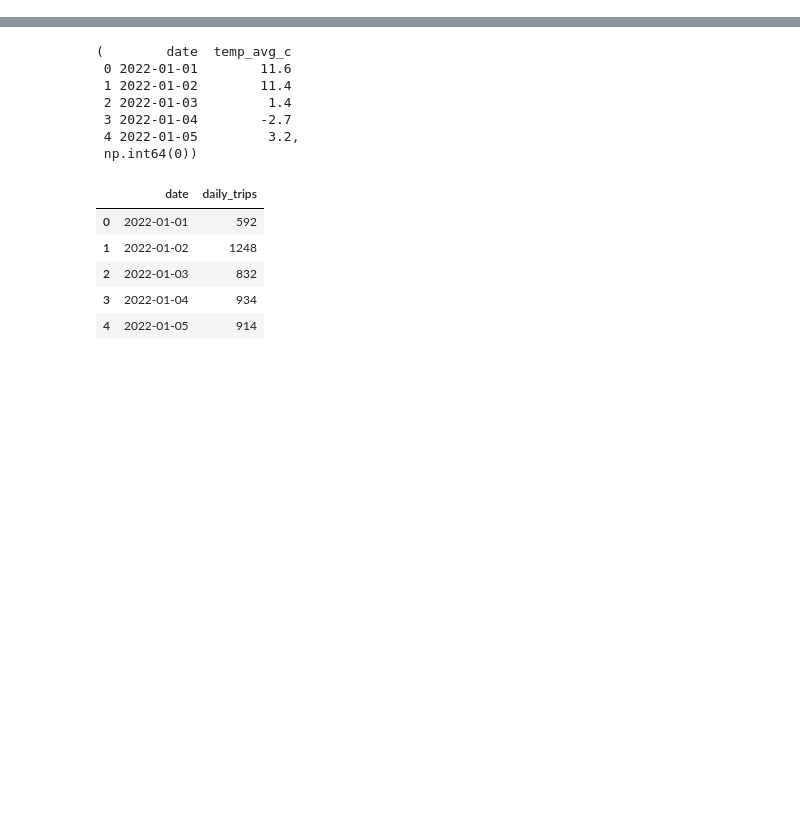
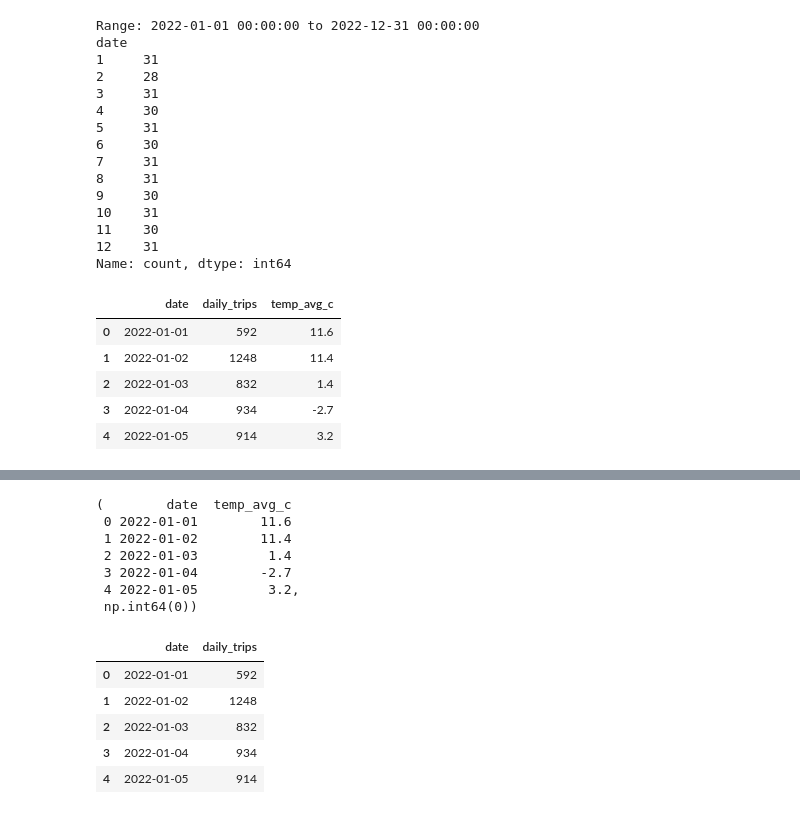
Before and after one commit to TheAnalyst-Shanza/Citibike-Weather-Dashboard, a Jupyter notebook: Notebooks/Citibike_Matplotlib_Seasonality.ipynb, the cells around one changed output, grey strips where cells are left out. Drawn from its saved outputs; the diff is of its cells as text; code cells hidden in the pictures; blank space fills up the shorter version.

```diff
--- a/Notebooks/Citibike_Matplotlib_Seasonality.ipynb
+++ b/Notebooks/Citibike_Matplotlib_Seasonality.ipynb
@@ -0,0 +1,32 @@
+# %%
+from pathlib import Path
+import pandas as pd
+
+merged_path = Path(r"C:\Users\User\Downloads\Citibike-Weather-Dashboard\Data\Processed\citibike_weather_merged_2022.csv")
+daily = pd.read_csv(merged_path, parse_dates=["date"])
+
+print("Range:", daily["date"].min(), "to", daily["date"].max())
+print(daily["date"].dt.month.value_counts().sort_index())
+daily.head()
+# %% [output]
+Range: 2022-01-01 00:00:00 to 2022-12-31 00:00:00
+date
+1     31
+2     28
+3     31
+4     30
+5     31
+6     30
+7     31
+8     31
+9     30
+10    31
+11    30
+12    31
+Name: count, dtype: int64
+|  | date | daily_trips | temp_avg_c |
+| 0 | 2022-01-01 | 592 | 11.6 |
+| 1 | 2022-01-02 | 1248 | 11.4 |
+| 2 | 2022-01-03 | 832 | 1.4 |
+| 3 | 2022-01-04 | 934 | -2.7 |
+| 4 | 2022-01-05 | 914 | 3.2 |
```
Also changed, not shown: parts of 9 cells of this notebook, 1 other file.
